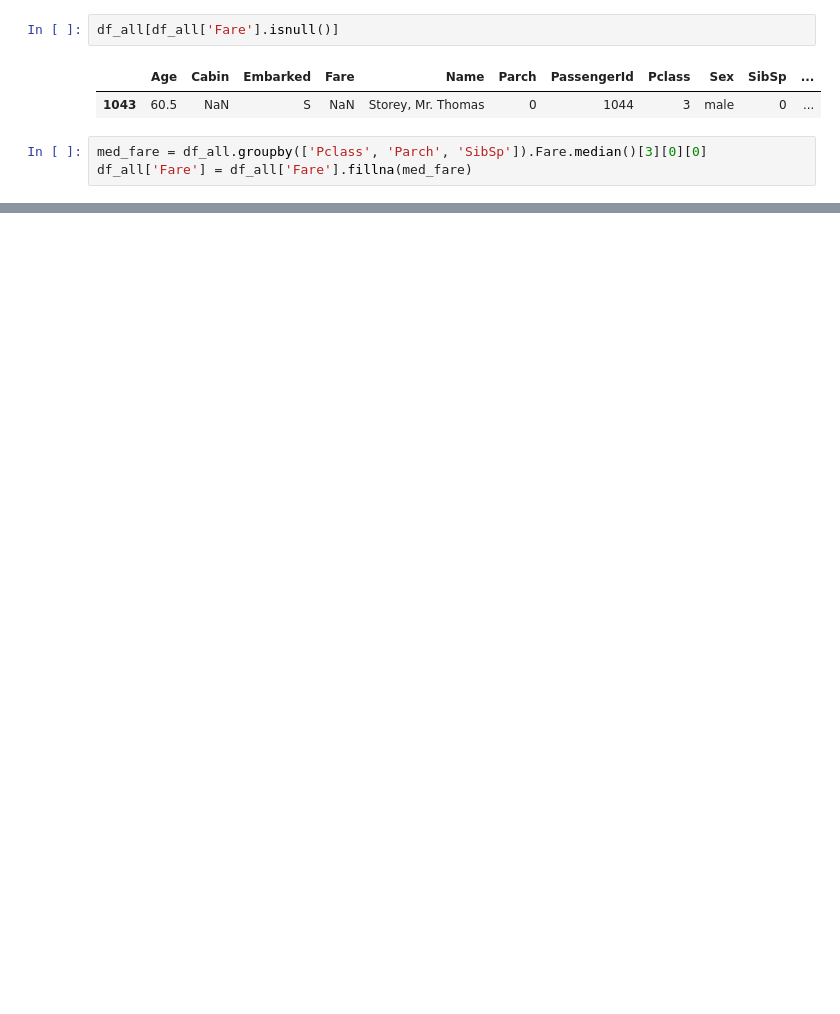
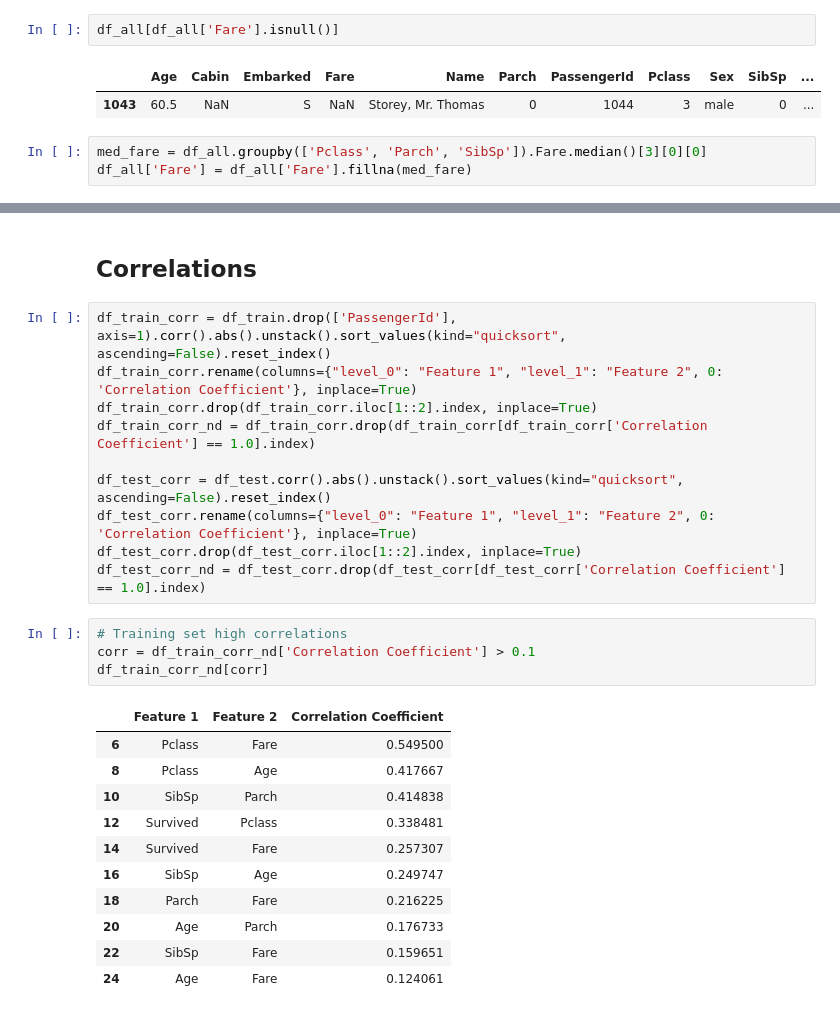
Before and after one commit to jungwook-lee/notebooks, a Jupyter notebook: kaggle/titanic_tutorial/Advanced Titanic.ipynb, the cells around one changed output, grey strips where cells are left out. Cells and saved outputs as stored; diff of their text form; blank space fills up the shorter version.

```diff
--- a/kaggle/titanic_tutorial/Advanced Titanic.ipynb
+++ b/kaggle/titanic_tutorial/Advanced Titanic.ipynb
@@ -280,0 +373,28 @@ print(t_d)
+# %% [markdown]
+## Correlations
+# %%
+df_train_corr = df_train.drop(['PassengerId'], axis=1).corr().abs().unstack().sort_values(kind="quicksort", ascending=False).reset_index()
+df_train_corr.rename(columns={"level_0": "Feature 1", "level_1": "Feature 2", 0: 'Correlation Coefficient'}, inplace=True)
+df_train_corr.drop(df_train_corr.iloc[1::2].index, inplace=True)
+df_train_corr_nd = df_train_corr.drop(df_train_corr[df_train_corr['Correlation Coefficient'] == 1.0].index)
+
+df_test_corr = df_test.corr().abs().unstack().sort_values(kind="quicksort", ascending=False).reset_index()
+df_test_corr.rename(columns={"level_0": "Feature 1", "level_1": "Feature 2", 0: 'Correlation Coefficient'}, inplace=True)
+df_test_corr.drop(df_test_corr.iloc[1::2].index, inplace=True)
+df_test_corr_nd = df_test_corr.drop(df_test_corr[df_test_corr['Correlation Coefficient'] == 1.0].index)
+# %%
+# Training set high correlations
+corr = df_train_corr_nd['Correlation Coefficient'] > 0.1
+df_train_corr_nd[corr]
+# %% [output]
+|  | Feature 1 | Feature 2 | Correlation Coefficient |
+| 6 | Pclass | Fare | 0.549500 |
+| 8 | Pclass | Age | 0.417667 |
+| 10 | SibSp | Parch | 0.414838 |
+| 12 | Survived | Pclass | 0.338481 |
+| 14 | Survived | Fare | 0.257307 |
+| 16 | SibSp | Age | 0.249747 |
+| 18 | Parch | Fare | 0.216225 |
+| 20 | Age | Parch | 0.176733 |
+| 22 | SibSp | Fare | 0.159651 |
+| 24 | Age | Fare | 0.124061 |
```
Also changed, not shown: parts of 21 cells of this notebook.
